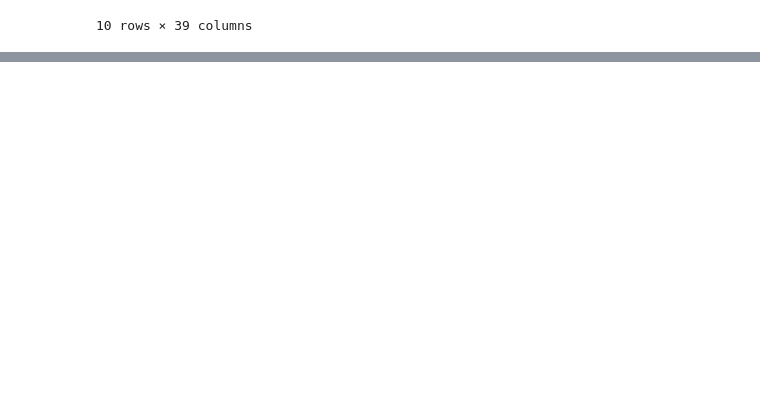
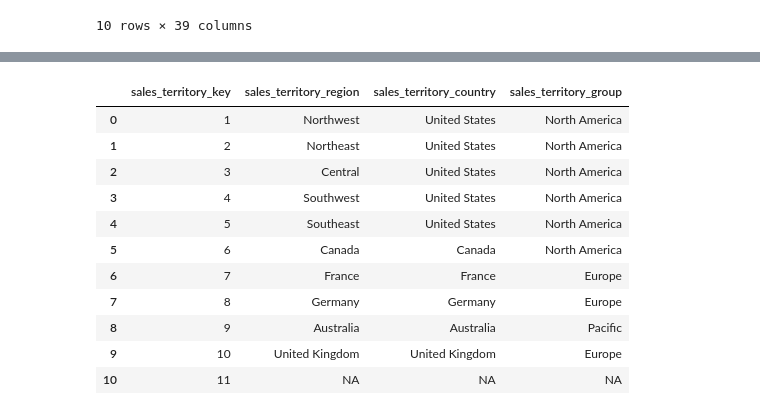
Before and after one commit to grimbano/ucm-tfm-grupo-4, a Jupyter notebook: notebooks/create_reduced_db_schemas.ipynb, the cells around one changed output, grey strips where cells are left out. Drawn from its saved outputs; the diff is of its cells as text; code cells hidden in the pictures; blank space fills up the shorter version.

Commit message:
feat(database): :card_file_box: Create new sales reduced schema and related config files

```diff
--- a/notebooks/create_reduced_db_schemas.ipynb
+++ b/notebooks/create_reduced_db_schemas.ipynb
@@ -181,0 +194,20 @@ WITH
+# %%
+SALES_SCHEMA = 'sales'
+SALES_SCHEMA_TABLES_PATH = '../data/database/postgres/reduced_schemas/sales/'
+SALES_SCHEMA_TABLES_PREFIXES = ['fact_', 'dim_']
+
+for file in Path(SALES_SCHEMA_TABLES_PATH).iterdir():
+    if file.is_file() and file.suffix == '.sql' and not any(
+        file.name.startswith(prefix) for prefix in SALES_SCHEMA_TABLES_PREFIXES
+    ):
+        with open(file.as_posix(), 'r') as sql_file:
+            for line in sql_file:
+                line = line.strip()
+                if not line:
+                    continue
+
+                command = line.replace('[SCHEMA]', SALES_SCHEMA)
+                if not command.endswith(';'):
+                    command += ';'
+
+                print(command)
@@ -181,0 +232,44 @@ WITH
+# %%
+SALES_SCHEMA = 'sales'
+SALES_SCHEMA_TABLES_PATH = '../data/database/postgres/reduced_schemas/sales/'
+SALES_SCHEMA_TABLES_PREFIXES = ['fact_', 'dim_']
+
+commands_sales_schema = []
+commands_sales_schema.append(f'DROP SCHEMA IF EXISTS {SALES_SCHEMA} CASCADE;')
+commands_sales_schema.append(f'CREATE SCHEMA {SALES_SCHEMA};')
+
+for file in Path(SALES_SCHEMA_TABLES_PATH).iterdir():
+    if file.is_file() and file.suffix == '.sql' and any(
+        file.name.startswith(prefix) for prefix in SALES_SCHEMA_TABLES_PREFIXES
+    ):
+        table_query = Path(file).read_text()
+        table_name = '.'.join(file.name.split('.')[:-1])
+        commands_sales_schema.append(get_create_table_as(table_query, SALES_SCHEMA, table_name))
+
+
+for file in Path(SALES_SCHEMA_TABLES_PATH).iterdir():
+    if file.is_file() and file.suffix == '.sql' and not any(
+        file.name.startswith(prefix) for prefix in SALES_SCHEMA_TABLES_PREFIXES
+    ):
+        with open(file.as_posix(), 'r') as sql_file:
+            for line in sql_file:
+                line = line.strip()
+
+                if not line:
+                    continue
+
+                command = line.replace('[SCHEMA]', SALES_SCHEMA)
+                if not command.endswith(';'):
+                    command += ';'
+
+                commands_sales_schema.append(command)
+
+execute_commands(commands_sales_schema, port=5432)
+
+query_resulst = execute_query(
+    f'SELECT * FROM {SALES_SCHEMA}.dim_geography',
+    port= 5432
+)
+
+display(pd.DataFrame(query_resulst))
+# %% [output]
@@ -181,0 +293,12 @@ WITH
+|  | sales_territory_key | sales_territory_region | sales_territory_country | sales_territory_group |
+| 0 | 1 | Northwest | United States | North America |
+| 1 | 2 | Northeast | United States | North America |
+| 2 | 3 | Central | United States | North America |
+| 3 | 4 | Southwest | United States | North America |
+| 4 | 5 | Southeast | United States | North America |
+| 5 | 6 | Canada | Canada | North America |
+| 6 | 7 | France | France | Europe |
+| 7 | 8 | Germany | Germany | Europe |
+| 8 | 9 | Australia | Australia | Pacific |
+| 9 | 10 | United Kingdom | United Kingdom | Europe |
+| 10 | 11 | NA | NA | NA |
```
Also changed, not shown: parts of 5 cells of this notebook, 13 other files.
